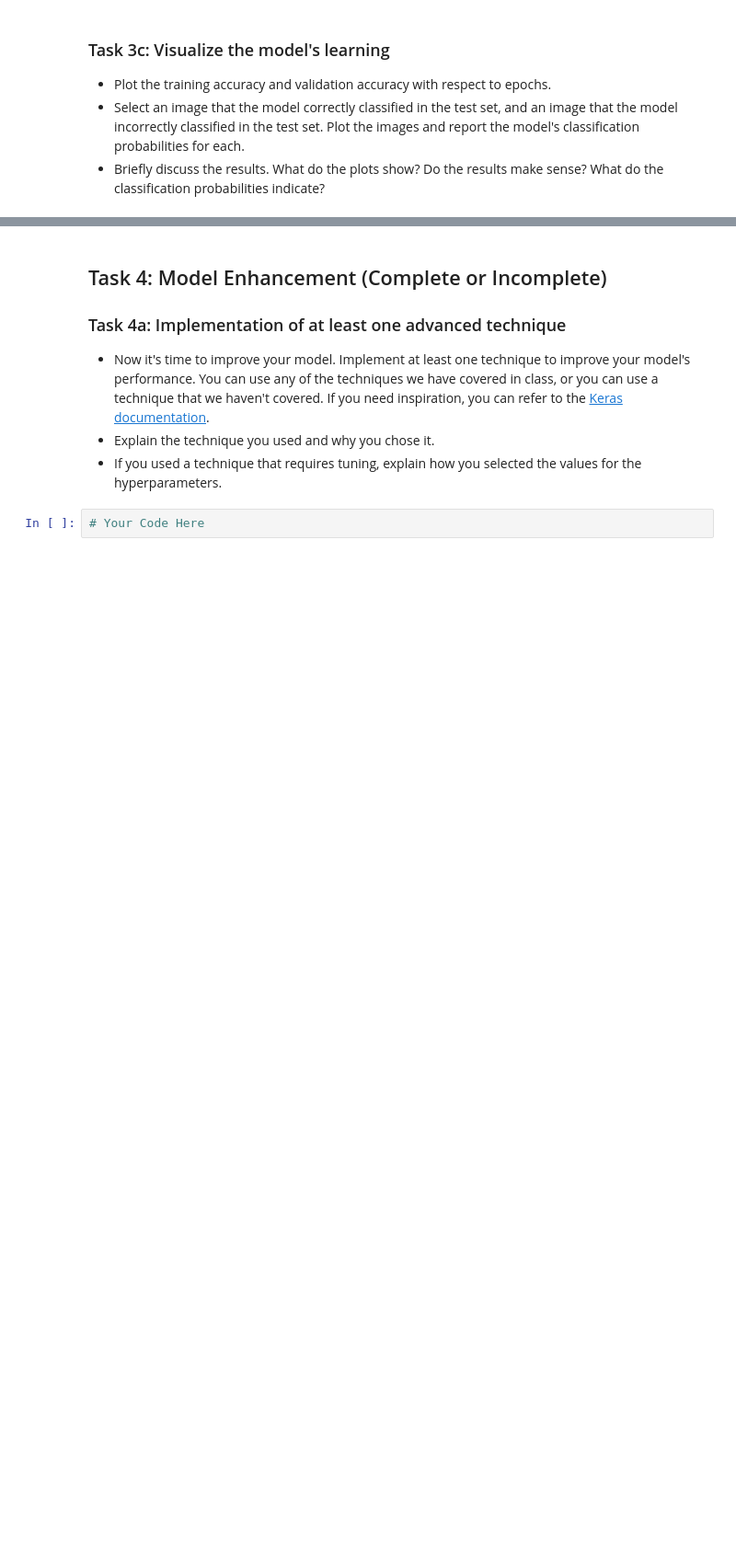
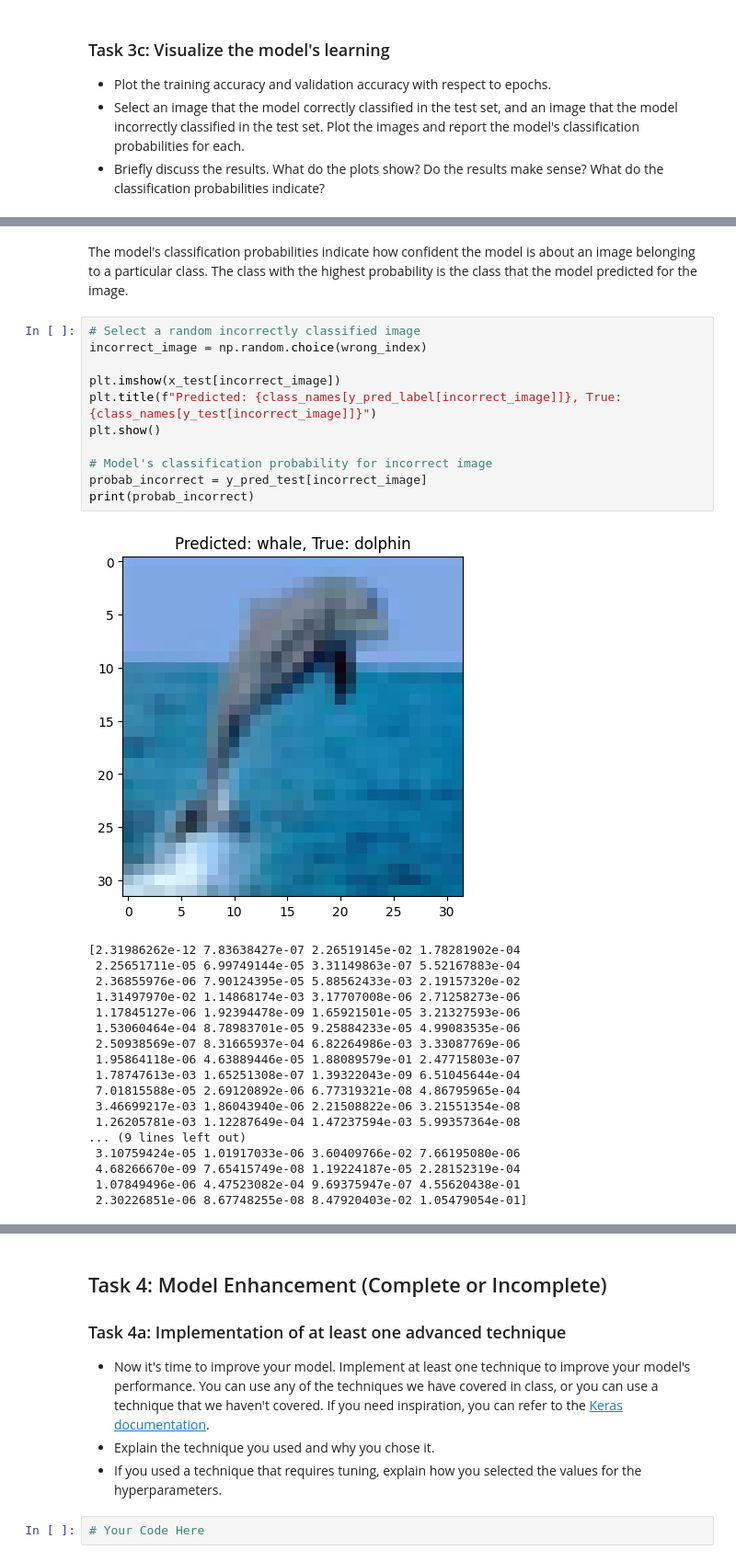
Before and after one commit to neethil/deep_learning, a Jupyter notebook: 02_activities/assignments/assignment_1.ipynb, the cells around one changed output, grey strips where cells are left out. Shown at 92% size. Drawn from its saved outputs; the diff is of its cells as text; blank space fills up the shorter version.

```diff
--- a/02_activities/assignments/assignment_1.ipynb
+++ b/02_activities/assignments/assignment_1.ipynb
@@ -303,0 +393,32 @@ Accuracy: 32.16%
+# %% [markdown]
+The model's classification probabilities indicate how confident the model is about an image belonging to a particular class. The class with the highest probability is the class that the model predicted for the image.
+# %%
+# Select a random incorrectly classified image
+incorrect_image = np.random.choice(wrong_index)
+
+plt.imshow(x_test[incorrect_image])
+plt.title(f"Predicted: {class_names[y_pred_label[incorrect_image]]}, True: {class_names[y_test[incorrect_image]]}")
+plt.show()
+
+# Model's classification probability for incorrect image
+probab_incorrect = y_pred_test[incorrect_image]
+print(probab_incorrect)
+# %% [output]
+[figure, added]
+[2.31986262e-12 7.83638427e-07 2.26519145e-02 1.78281902e-04
+ 2.25651711e-05 6.99749144e-05 3.31149863e-07 5.52167883e-04
+ 2.36855976e-06 7.90124395e-05 5.88562433e-03 2.19157320e-02
+ 1.31497970e-02 1.14868174e-03 3.17707008e-06 2.71258273e-06
+ 1.17845127e-06 1.92394478e-09 1.65921501e-05 3.21327593e-06
+ 1.53060464e-04 8.78983701e-05 9.25884233e-05 4.99083535e-06
+ 2.50938569e-07 8.31665937e-04 6.82264986e-03 3.33087769e-06
+ 1.95864118e-06 4.63889446e-05 1.88089579e-01 2.47715803e-07
+ 1.78747613e-03 1.65251308e-07 1.39322043e-09 6.51045644e-04
+ 7.01815588e-05 2.69120892e-06 6.77319321e-08 4.86795965e-04
+ 3.46699217e-03 1.86043940e-06 2.21508822e-06 3.21551354e-08
+ 1.26205781e-03 1.12287649e-04 1.47237594e-03 5.99357364e-08
+... (9 lines left out)
+ 3.10759424e-05 1.01917033e-06 3.60409766e-02 7.66195080e-06
+ 4.68266670e-09 7.65415749e-08 1.19224187e-05 2.28152319e-04
+ 1.07849496e-06 4.47523082e-04 9.69375947e-07 4.55620438e-01
+ 2.30226851e-06 8.67748255e-08 8.47920403e-02 1.05479054e-01]
```
Also changed, not shown: parts of 13 cells of this notebook.
